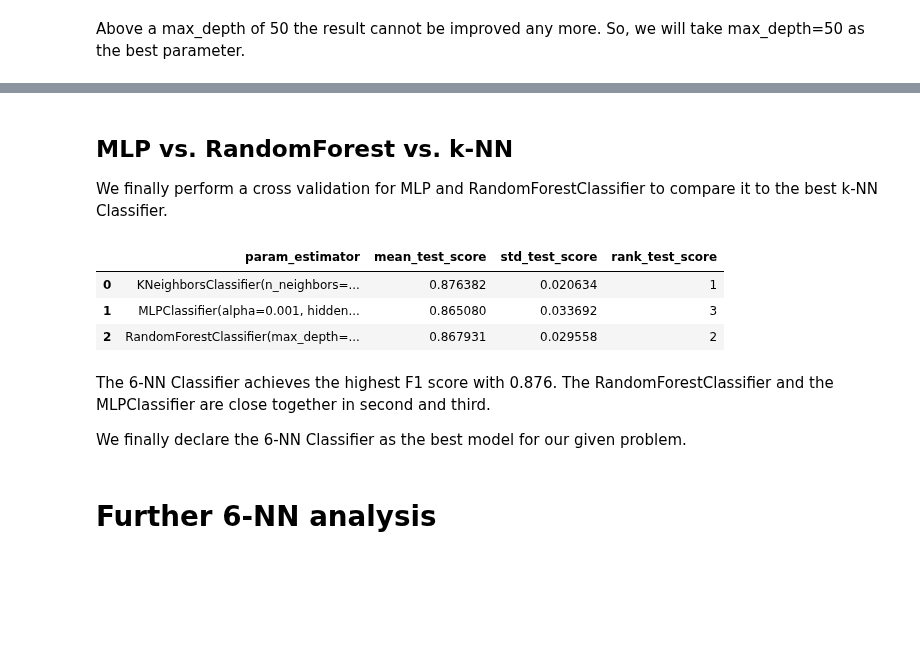
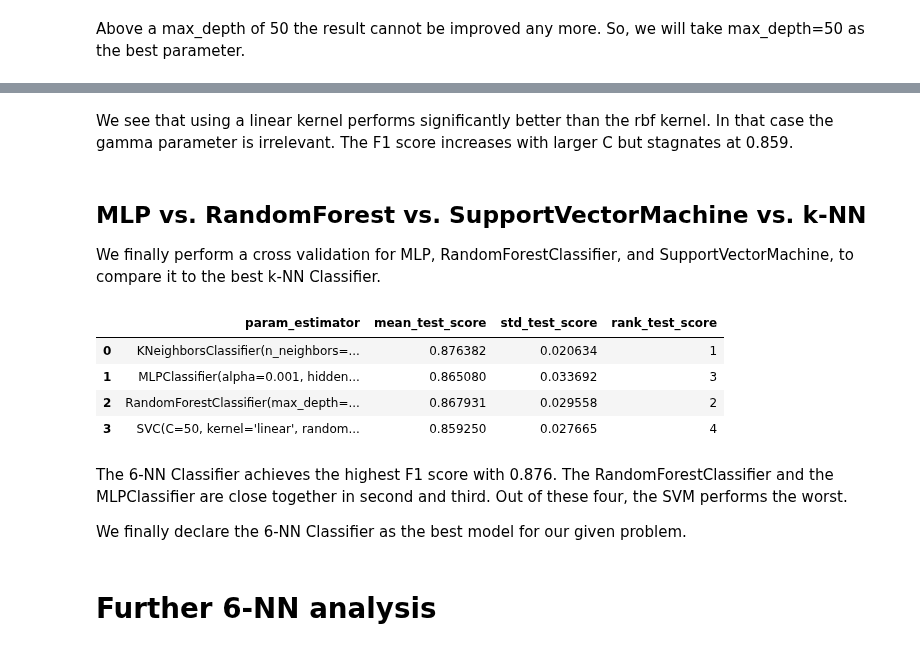
Before and after one commit to mograev/btvote, a Jupyter notebook: notebooks/4-classification.ipynb, the cells around one changed output, grey strips where cells are left out. Cells and saved outputs as stored; diff of their text form; code cells hidden in the pictures; blank space fills up the shorter version.

```diff
--- a/notebooks/4-classification.ipynb
+++ b/notebooks/4-classification.ipynb
@@ -397,0 +400,27 @@ Above a max_depth of 50 the result cannot be improved any more. So, we will take
+# %%
+from sklearn.svm import SVC
+
+# set parameter grid
+parameters = {
+    'estimator': [SVC()],
+    'estimator__C': [0.1, 1.0, 10, 20, 50, 100], # regularization parameter
+    'estimator__kernel': ['linear', 'rbf'], # kernel type used in the algorithm
+    'estimator__gamma': ['scale', 'auto'], # kernel coefficient parameter for 'rbf'
+    'estimator__random_state': [42]
+}
+
+# create the grid search instance
+grid_search_estimator = GridSearchCV(pipeline, parameters, scoring=f1, cv=stratified_10_fold_cv, error_score='raise')
+
+# run the grid search
+grid_search_estimator.fit(btvote_data, btvote_target)
+
+# results of all hyper-parameter combinations
+results = pd.DataFrame(grid_search_estimator.cv_results_)
+results['kernel'] = results['param_estimator__kernel'].astype(str)
+results['gamma'] = results['param_estimator__gamma'].astype(str)
+results['C'] = results['param_estimator__C']
+pivoted_results = results.pivot(index=['kernel','gamma'], columns='C', values='mean_test_score')
+pivoted_results['Average'] = pivoted_results.mean(axis=1)
+pivoted_results.loc[('Average',''),:] = pivoted_results.mean()
+display(pivoted_results)
@@ -398,32 +435,36 @@ Above a max_depth of 50 the result cannot be improved any more. So, we will take
+# %% [markdown]
+We see that using a linear kernel performs significantly better than the rbf kernel. In that case the gamma parameter is irrelevant. The F1 score increases with larger C but stagnates at 0.859.
 # %% [markdown]
-## MLP vs. RandomForest vs. k-NN
+## MLP vs. RandomForest vs. SupportVectorMachine vs. k-NN
 
-We finally perform a cross validation for MLP and RandomForestClassifier to compare it to the best k-NN Classifier.
+We finally perform a cross validation for MLP, RandomForestClassifier, and SupportVectorMachine, to compare it to the best k-NN Classifier.
 # %%
 # set parameter grid
 parameters = {
     'estimator': [KNeighborsClassifier(n_neighbors=6, weights='distance'),
                   MLPClassifier(hidden_layer_sizes=(50), alpha=0.001, max_iter=300, random_state=42),
-                  RandomForestClassifier(criterion='gini', n_estimators=50, max_depth=50, random_state=42)
+                  RandomForestClassifier(criterion='gini', n_estimators=50, max_depth=50, random_state=42),
+                  SVC(C=50, kernel='linear', random_state=42)
                   ]
 }
 
 # create the grid search instance
 grid_search_estimator = GridSearchCV(pipeline, parameters, scoring=f1, cv=stratified_10_fold_cv, error_score='raise')
 
 # run the grid search
 grid_search_estimator.fit(btvote_data, btvote_target)
 
 # results of all hyper-parameter combinations
 results = pd.DataFrame(grid_search_estimator.cv_results_)
 display(results[['param_estimator','mean_test_score','std_test_score','rank_test_score']])
 # %% [output]
 |  | param_estimator | mean_test_score | std_test_score | rank_test_score |
 | 0 | KNeighborsClassifier(n_neighbors=... | 0.876382 | 0.020634 | 1 |
 | 1 | MLPClassifier(alpha=0.001, hidden... | 0.865080 | 0.033692 | 3 |
 | 2 | RandomForestClassifier(max_depth=... | 0.867931 | 0.029558 | 2 |
+| 3 | SVC(C=50, kernel='linear', random... | 0.859250 | 0.027665 | 4 |
 # %% [markdown]
-The 6-NN Classifier achieves the highest F1 score with 0.876. The RandomForestClassifier and the MLPClassifier are close together in second and third.
+The 6-NN Classifier achieves the highest F1 score with 0.876. The RandomForestClassifier and the MLPClassifier are close together in second and third. Out of these four, the SVM performs the worst.
 
 We finally declare the 6-NN Classifier as the best model for our given problem.
 # %% [markdown]
```
Also changed, not shown: parts of 2 cells of this notebook.
